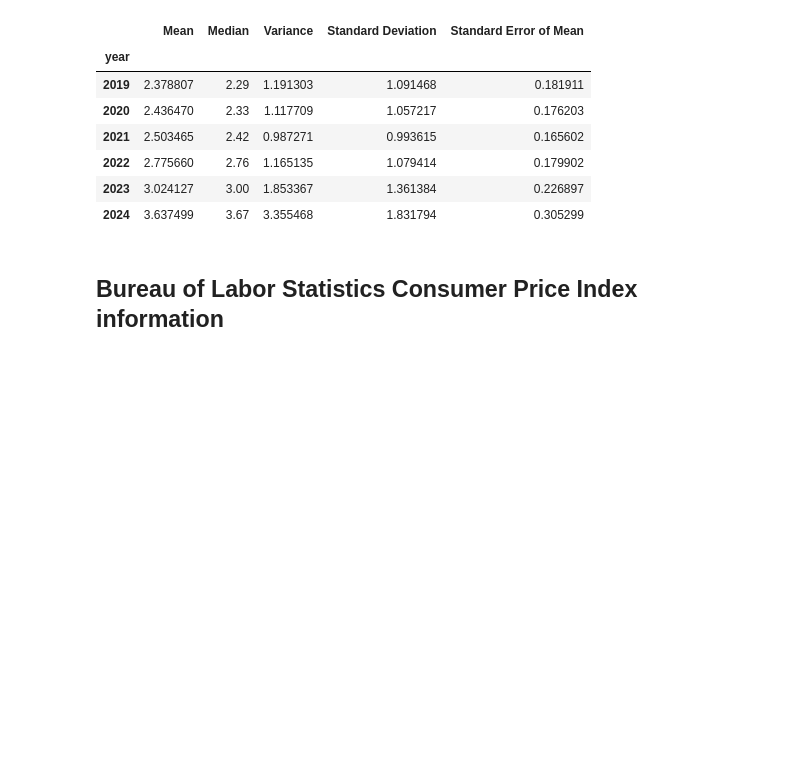
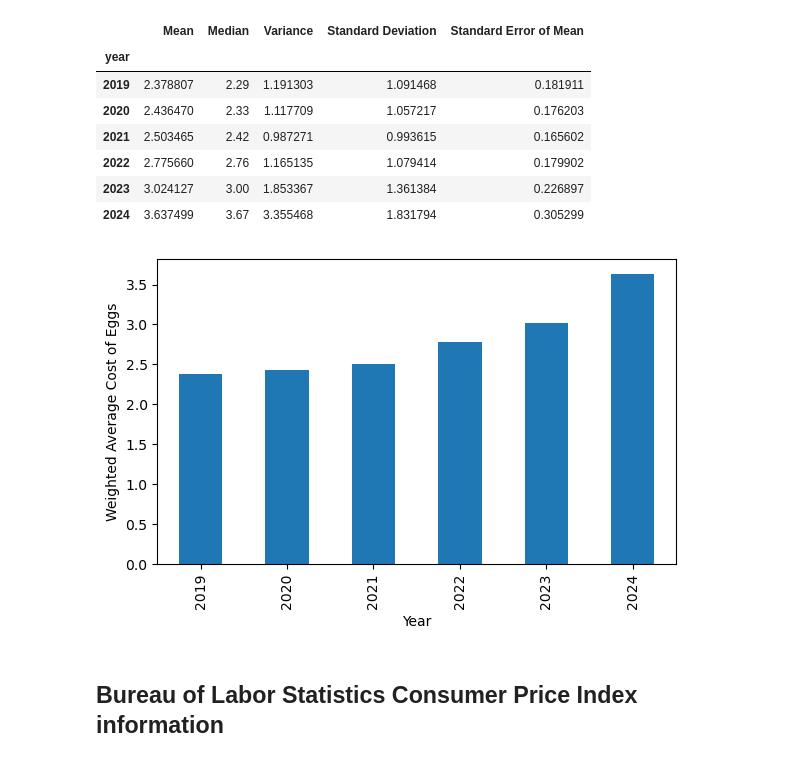
Before and after one commit to country4livin/Project-1-Repo, a Jupyter notebook: 5-yr_cost_of_eggs.ipynb, the cells around one changed output. Cells and saved outputs as stored; diff of their text form; code cells hidden in the pictures; blank space fills up the shorter version.

Commit message:
added bar graph

```diff
--- a/5-yr_cost_of_eggs.ipynb
+++ b/5-yr_cost_of_eggs.ipynb
@@ -210,6 +210,16 @@ yearly_summary_df
 | 2022 | 2.775660 | 2.76 | 1.165135 | 1.079414 | 0.179902 |
 | 2023 | 3.024127 | 3.00 | 1.853367 | 1.361384 | 0.226897 |
 | 2024 | 3.637499 | 3.67 | 3.355468 | 1.831794 | 0.305299 |
+# %%
+
+yearly_summary_compare = mean.plot(kind="bar", figsize=(6,4))
+yearly_summary_compare.set_xlabel("Year")
+yearly_summary_compare.set_ylabel("Weighted Average Cost of Eggs")
+
+plt.tight_layout()
+plt.show()
+# %% [output]
+[figure, added]
 # %% [markdown]
 ## Bureau of Labor Statistics Consumer Price Index information
 # %%
```
